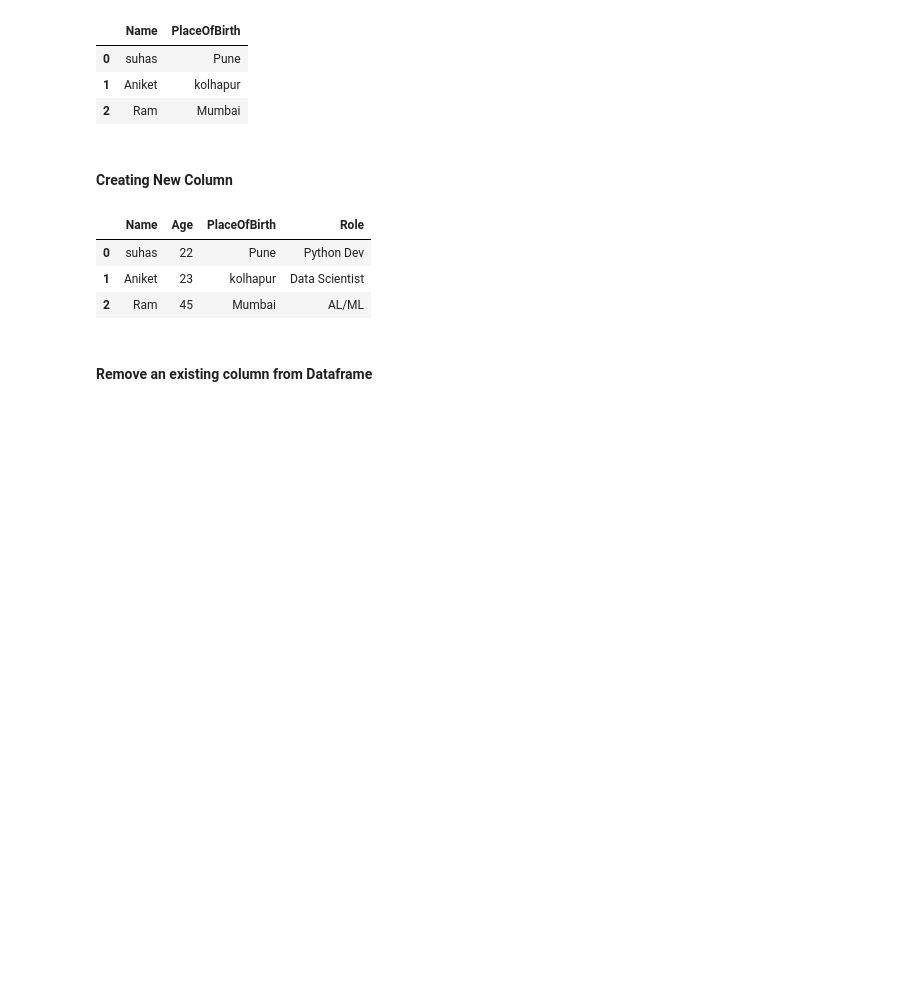
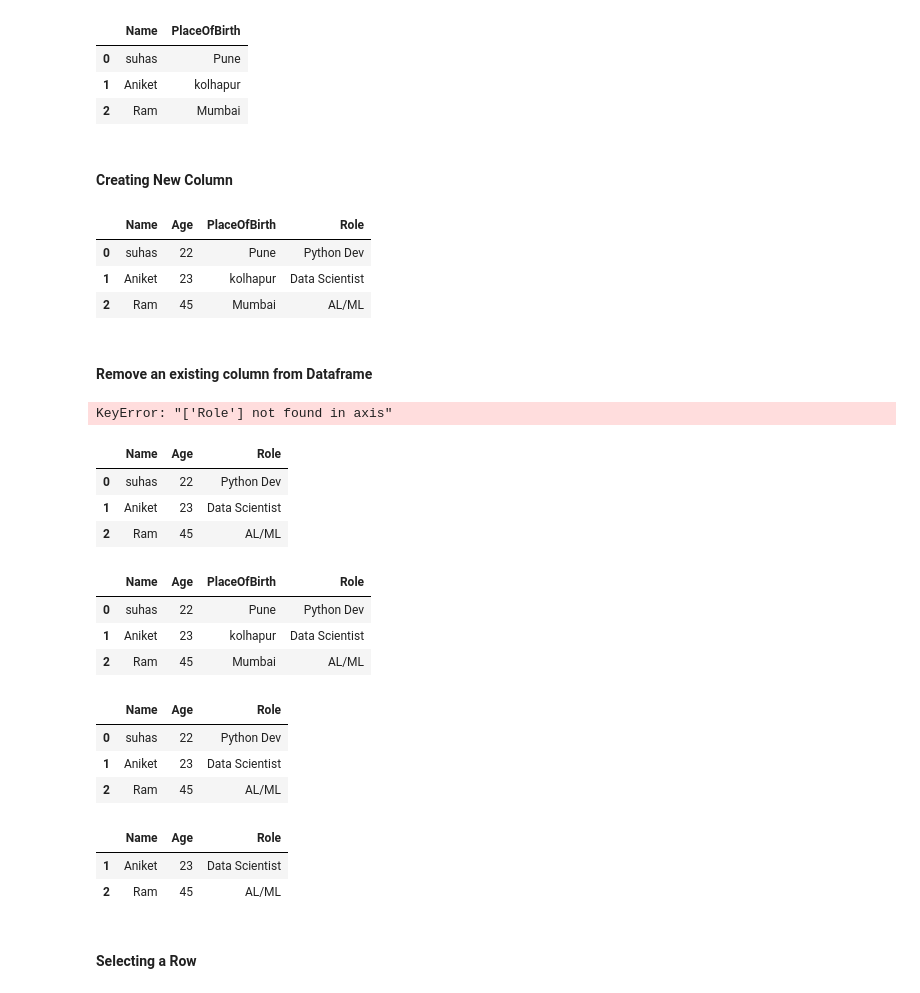
Before and after one commit to Suhas2002G/Pandas, a Jupyter notebook: 2.DataFrames.ipynb, the cells around one changed output. Saved outputs shown, nothing was run; the diff lists cells and outputs as text; code cells hidden in the pictures; blank space fills up the shorter version.

```diff
--- a/2.DataFrames.ipynb
+++ b/2.DataFrames.ipynb
@@ -87,3 +87,29 @@ df3
 | 2 | Ram | 45 | Mumbai | AL/ML |
 # %% [markdown]
 #### Remove an existing column from Dataframe
+# %%
+df3.drop('Role')
+#ERROR : "['Role'] not found in axis"
+# %% [output]
+KeyError: "['Role'] not found in axis"
+# %%
+# NOTE: axis = 0 means HORIZONTAL
+#       axis = 1 means VERTICAL
+
+# so we have to drop a columns, vertical taht is so we need to provide axis = 1
+# then we will not get above error
+
+df3.drop('PlaceOfBirth', axis=1)
+# %% [output]
+|  | Name | Age | Role |
+| 0 | suhas | 22 | Python Dev |
+| 1 | Aniket | 23 | Data Scientist |
+| 2 | Ram | 45 | AL/ML |
+# %%
+# but again we print df3, we get 'PlaceOfBirth' columns but that was deleted in previous right?
+df3
+# %% [output]
+|  | Name | Age | PlaceOfBirth | Role |
+| 0 | suhas | 22 | Pune | Python Dev |
+| 1 | Aniket | 23 | kolhapur | Data Scientist |
+| 2 | Ram | 45 | Mumbai | AL/ML |
@@ -89,0 +126,16 @@ df3
+# %%
+df3
+# %% [output]
+|  | Name | Age | Role |
+| 0 | suhas | 22 | Python Dev |
+| 1 | Aniket | 23 | Data Scientist |
+| 2 | Ram | 45 | AL/ML |
+# %%
+# To drop a row/record --> axis=0 and provide label/index like 0th,1st
+df3.drop(0, axis=0)  # record of suhas is deleted
+# %% [output]
+|  | Name | Age | Role |
+| 1 | Aniket | 23 | Data Scientist |
+| 2 | Ram | 45 | AL/ML |
+# %% [markdown]
+#### Selecting a Row
```
Also changed, not shown: parts of 17 cells of this notebook.
